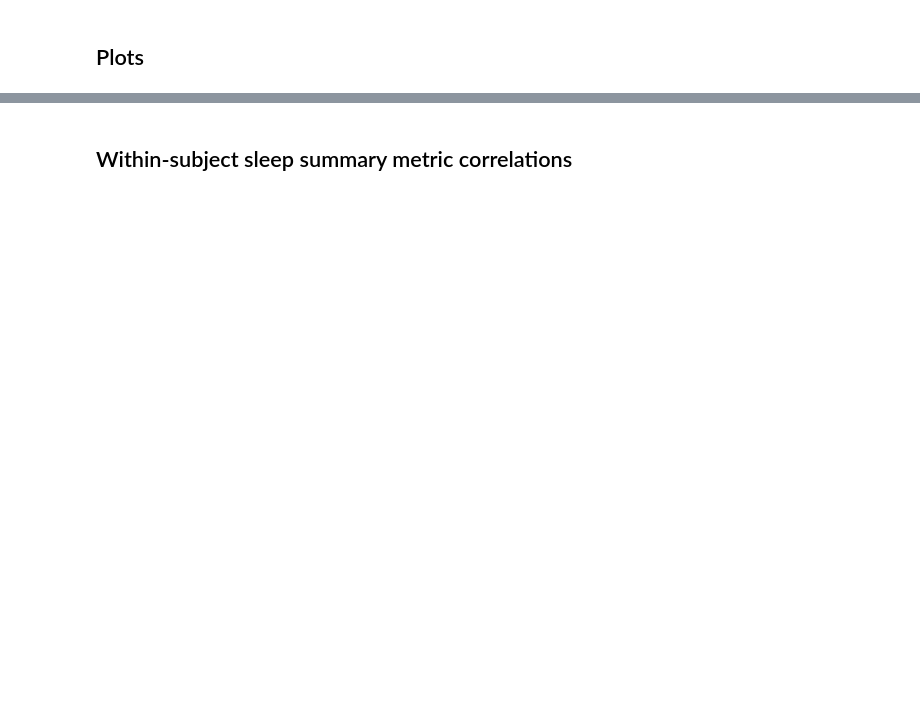
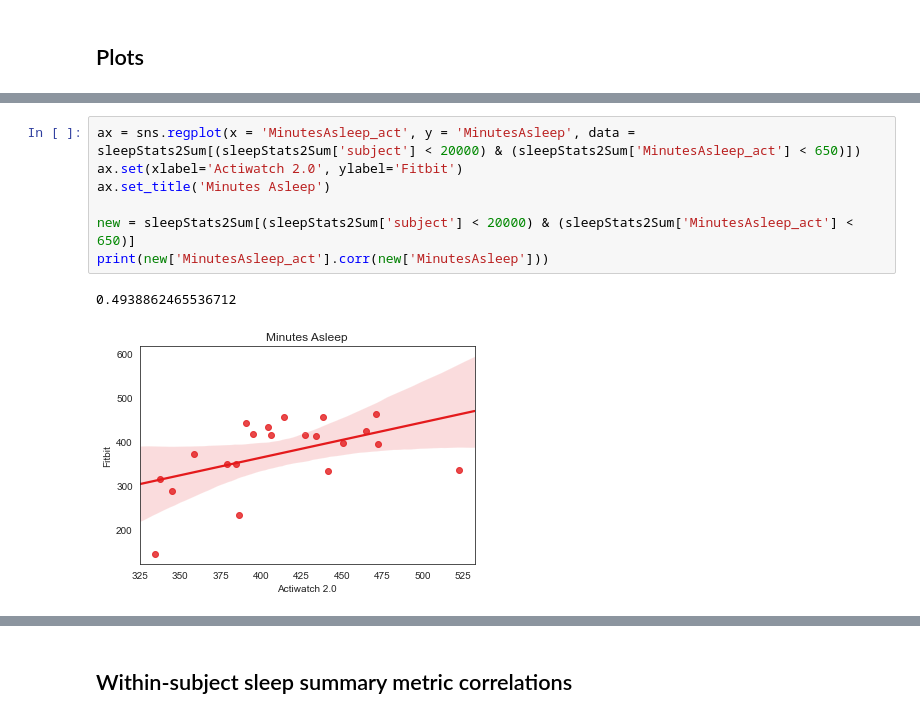
Before and after one commit to UTCogNeuroLab/wearables, a Jupyter notebook: notebooks/Sleep Summary Stats.ipynb, the cells around one changed output, grey strips where cells are left out. Drawn from its saved outputs; the diff is of its cells as text; blank space fills up the shorter version.

```diff
--- a/notebooks/Sleep Summary Stats.ipynb
+++ b/notebooks/Sleep Summary Stats.ipynb
@@ -347,0 +449,10 @@ sleepStats2Sum
+# %%
+ax = sns.regplot(x = 'MinutesAsleep_act', y = 'MinutesAsleep', data = sleepStats2Sum[(sleepStats2Sum['subject'] < 20000) & (sleepStats2Sum['MinutesAsleep_act'] < 650)])
+ax.set(xlabel='Actiwatch 2.0', ylabel='Fitbit')
+ax.set_title('Minutes Asleep')
+
+new = sleepStats2Sum[(sleepStats2Sum['subject'] < 20000) & (sleepStats2Sum['MinutesAsleep_act'] < 650)]
+print(new['MinutesAsleep_act'].corr(new['MinutesAsleep']))
+# %% [output]
+0.4938862465536712
+[figure, added]
```
Also changed, not shown: parts of 51 cells of this notebook, 4 other files.
